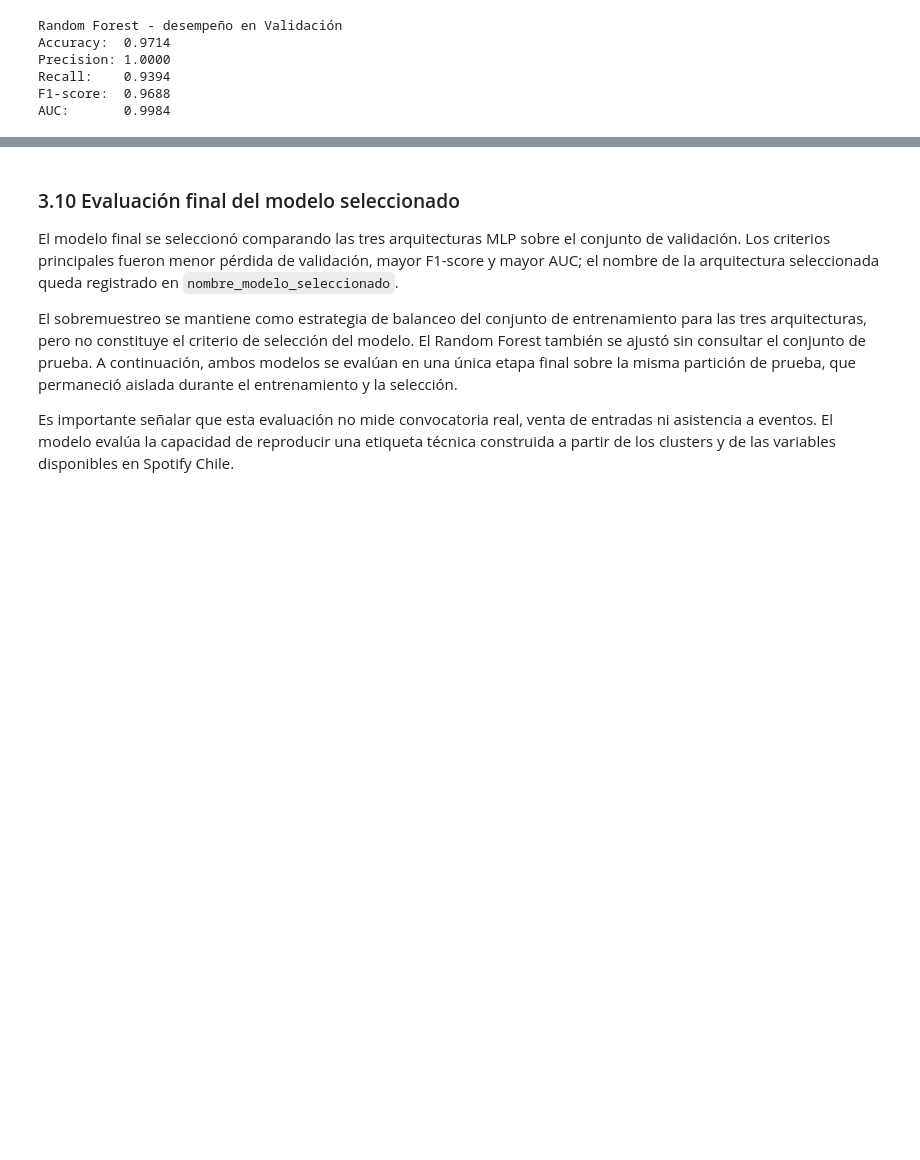
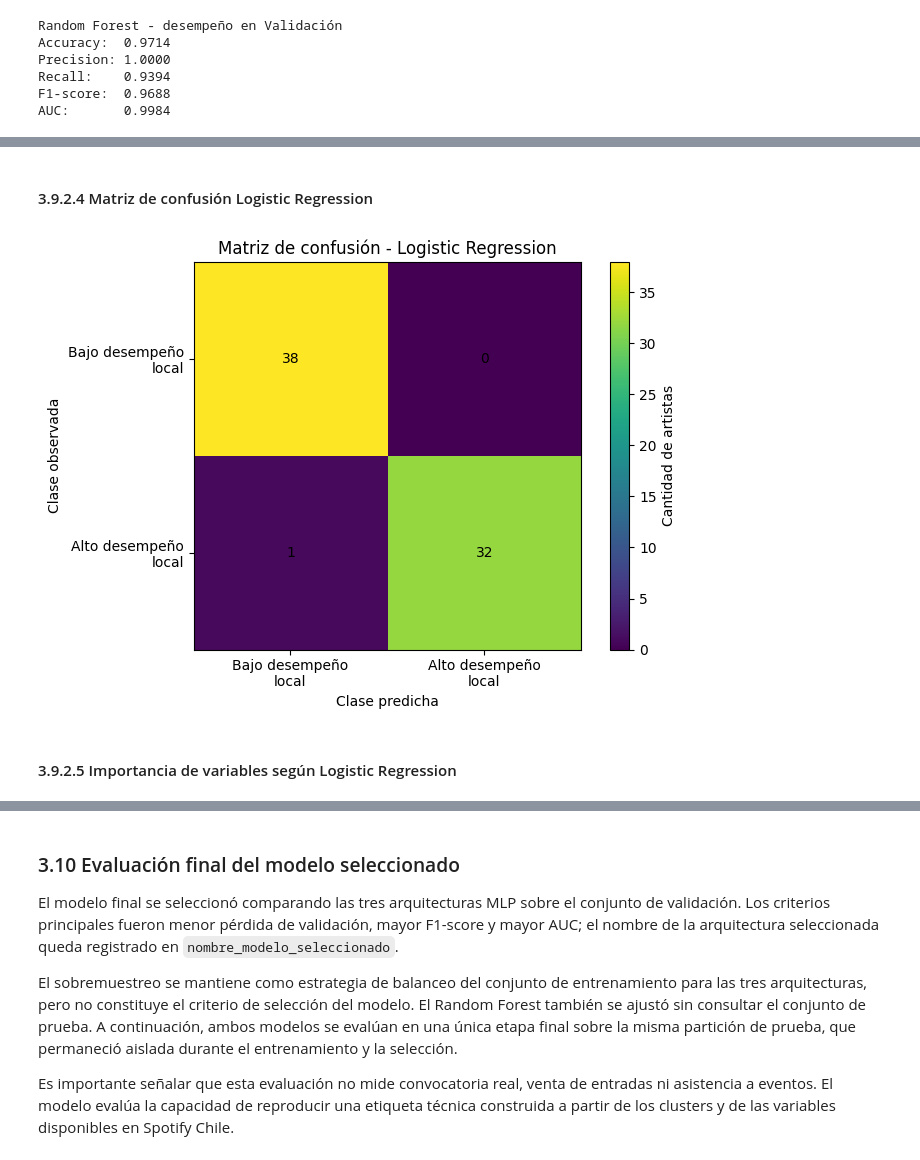
Before and after one commit to omarsanhuezaperiodista-ai/acif104_s9_equipo2, a Jupyter notebook: spotify_artistas_chile_eda.ipynb, the cells around one changed output, grey strips where cells are left out. Drawn from its saved outputs; the diff is of its cells as text; code cells hidden in the pictures; blank space fills up the shorter version.

```diff
--- a/spotify_artistas_chile_eda.ipynb
+++ b/spotify_artistas_chile_eda.ipynb
@@ -2998,0 +3149,14 @@ AUC:       0.9984
+# %%
+grid_lr = GridSearchCV(
+    lr_base,
+    param_grid_lr,
+    scoring="f1",
+    cv=5,
+    n_jobs=-1
+)
+grid_lr.fit(X_train_scaled, y_train)
+
+print("Mejores hiperparámetros encontrados (sobre Train):", grid_lr.best_params_)
+print("Mejor F1 promedio en validación cruzada:", round(grid_lr.best_score_, 4))
+
+modelo_lr = grid_lr.best_estimator_
@@ -2998,0 +3236,28 @@ AUC:       0.9984
+# %% [markdown]
+#### 3.9.2.4 Matriz de confusión Logistic Regression
+# %%
+plt.figure(figsize=(7, 5))
+
+plt.imshow(matriz_confusion_lr)
+
+plt.title("Matriz de confusión - Logistic Regression")
+plt.xlabel("Clase predicha")
+plt.ylabel("Clase observada")
+
+plt.xticks(ticks=np.arange(2), labels=clases_nombre)
+plt.yticks(ticks=np.arange(2), labels=clases_nombre)
+
+for i in range(matriz_confusion_lr.shape[0]):
+    for j in range(matriz_confusion_lr.shape[1]):
+        plt.text(
+            j, i, matriz_confusion_lr[i, j],
+            ha="center", va="center"
+        )
+
+plt.colorbar(label="Cantidad de artistas")
+plt.tight_layout()
+plt.show()
+# %% [output]
+[figure, added]
+# %% [markdown]
+#### 3.9.2.5 Importancia de variables según Logistic Regression
```
Also changed, not shown: parts of 60 cells of this notebook, 7 other files.
